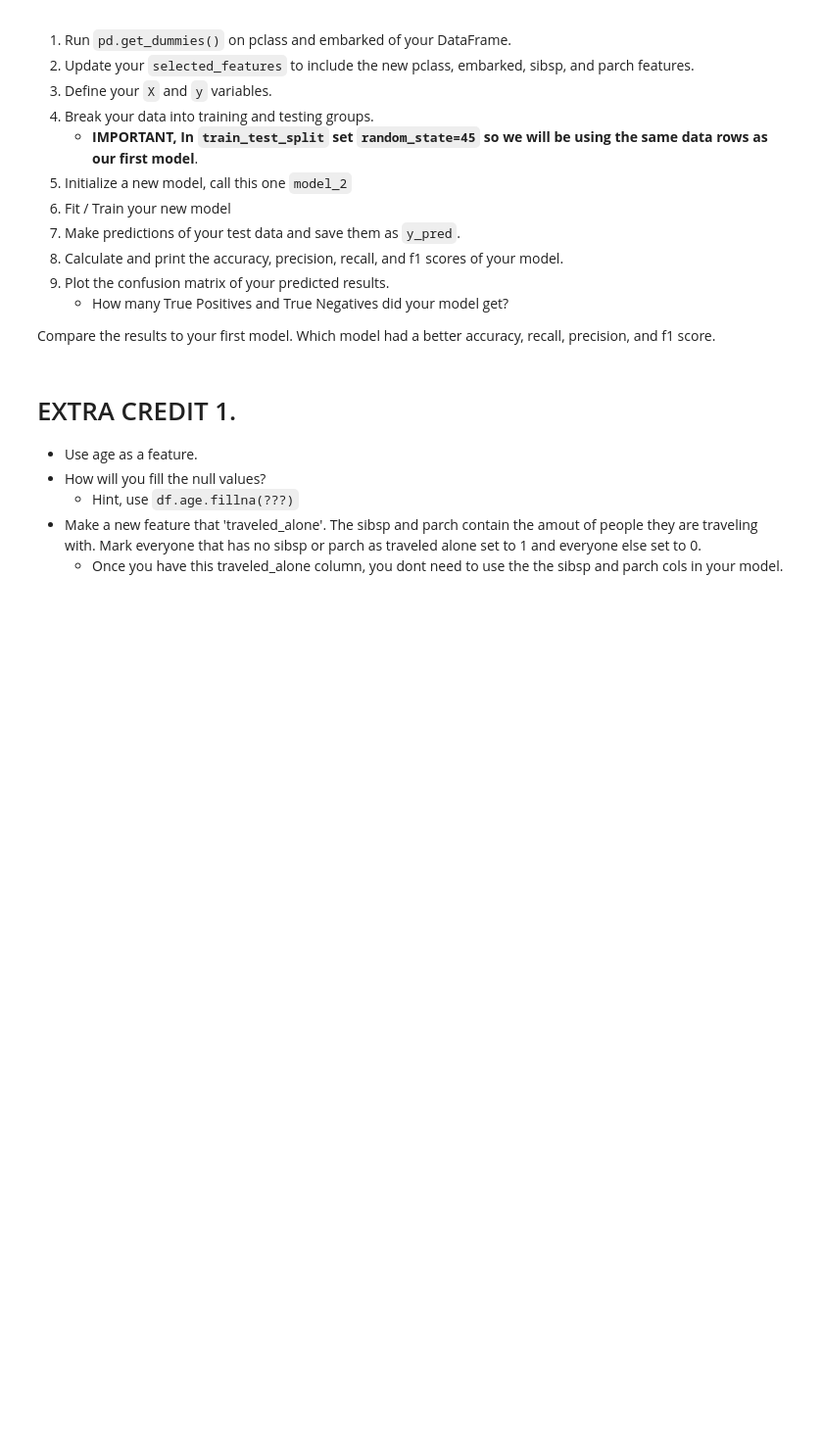
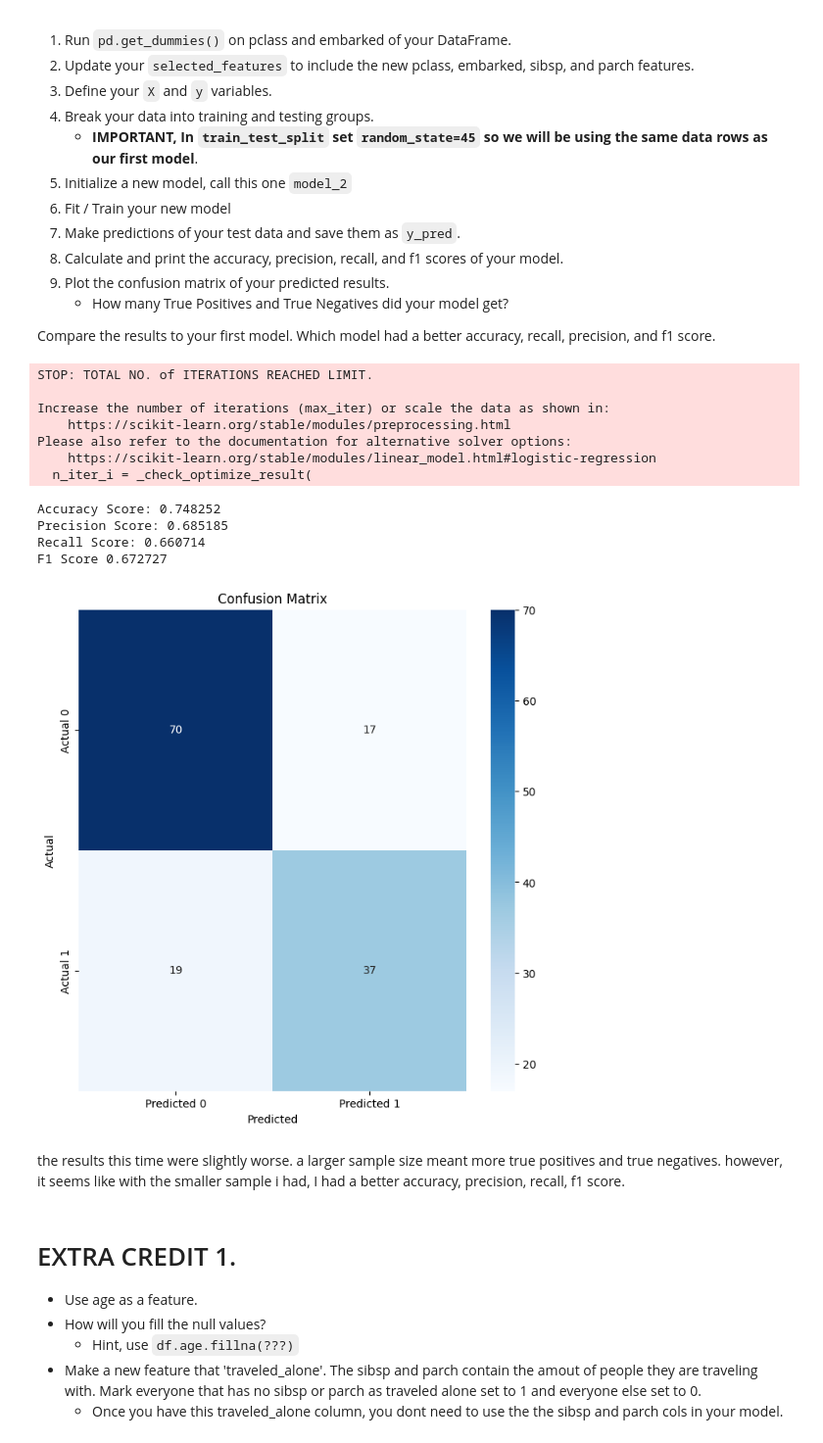
Before and after one commit to joewadk/2024-DS-Wed, a Jupyter notebook: Week-06-Classification/Exercise-jawad.ipynb, the cells around one changed output. Shown: that part at 98% size. Drawn from its saved outputs; the diff is of its cells as text; code cells hidden in the pictures; blank space fills up the shorter version.

```diff
--- a/Week-06-Classification/Exercise-jawad.ipynb
+++ b/Week-06-Classification/Exercise-jawad.ipynb
@@ -132,47 +193,73 @@ Compare the results to your first model. Which model had a better accuracy, reca
 # %%
 df = pd.read_csv('data/titanic.csv')
 
-# Run pd.get_dummies on pclass and embarked of your DataFrame.
+# Run pd.get_dummies on pclass, embarked, and sex of your DataFrame.
+df = pd.get_dummies(df, columns=['pclass', 'embarked', 'sex'], drop_first=True)
 
+# Update your `selected_features` to include the new pclass, embarked, and sex features.
+selected_features = ['age', 'fare', 'sex_male', 'pclass_2', 'pclass_3', 'embarked_Q', 'embarked_S']
 
-# Update your `selected_features` to include the new pclass and embarked features.
+# Drop rows with missing values
+df = df.dropna(subset=selected_features + ['survived'])
 
 # Define your X and y variables
-
+X = df[selected_features]
+y = df['survived']
 
 # Split our data into testing and training.
-# !!! Remeber to use the same random state as you used before
+# !!! Remember to use the same random state as you used before
+X_train, X_test, y_train, y_test = train_test_split(X, y, test_size=0.2, random_state=42)
 
-
-# Initalize our model_2
+# Initialize our model_2
 model_2 = LogisticRegression()
 
 # Fit / Train our model using our training data.
+model_2.fit(X_train, y_train)
 
-# Make new predicitions using our testing data.
+# Make new predictions using our testing data.
+y_pred_2 = model_2.predict(X_test)
 
 # Calculate our accuracy
-accuracy_2 = ???
+accuracy_2 = accuracy_score(y_test, y_pred_2)
 
 # Calculate our precision score
-precision_2 = ???
+precision_2 = precision_score(y_test, y_pred_2)
 
 # Calculate our recall score
-recall_2 = ???
+recall_2 = recall_score(y_test, y_pred_2)
 
 # Calculate your f1-score
-f1_2 = ???
+f1_2 = f1_score(y_test, y_pred_2)
 
 # Print each of our scores to inspect performance.
 print("Accuracy Score: %f" % accuracy_2)
 print("Precision Score: %f" % precision_2)
 print("Recall Score: %f" % recall_2)
 print('F1 Score %f' % f1_2)
 
 # Plot your confusion matrix.
 fig = plt.figure(figsize=(8,8))
+cm = confusion_matrix(y_test, y_pred_2)
+sns.heatmap(cm, annot=True, fmt='d', cmap='Blues', xticklabels=['Predicted 0', 'Predicted 1'], yticklabels=['Actual 0', 'Actual 1'])
 plt.xlabel('Predicted')
-plt.ylabel('Actual');
+plt.ylabel('Actual')
+plt.title('Confusion Matrix')
+plt.show()
+# %% [output]
+STOP: TOTAL NO. of ITERATIONS REACHED LIMIT.
+
+Increase the number of iterations (max_iter) or scale the data as shown in:
+    https://scikit-learn.org/stable/modules/preprocessing.html
+Please also refer to the documentation for alternative solver options:
+    https://scikit-learn.org/stable/modules/linear_model.html#logistic-regression
+  n_iter_i = _check_optimize_result(
+Accuracy Score: 0.748252
+Precision Score: 0.685185
+Recall Score: 0.660714
+F1 Score 0.672727
+[figure, added]
+# %% [markdown]
+the results this time were slightly worse. a larger sample size meant more true positives and true negatives. however, it seems like with the smaller sample i had, I had a better accuracy, precision, recall, f1 score.
 # %% [markdown]
 # EXTRA CREDIT 1.
 * Use age as a feature.
```
Also changed, not shown: parts of 14 cells of this notebook.
